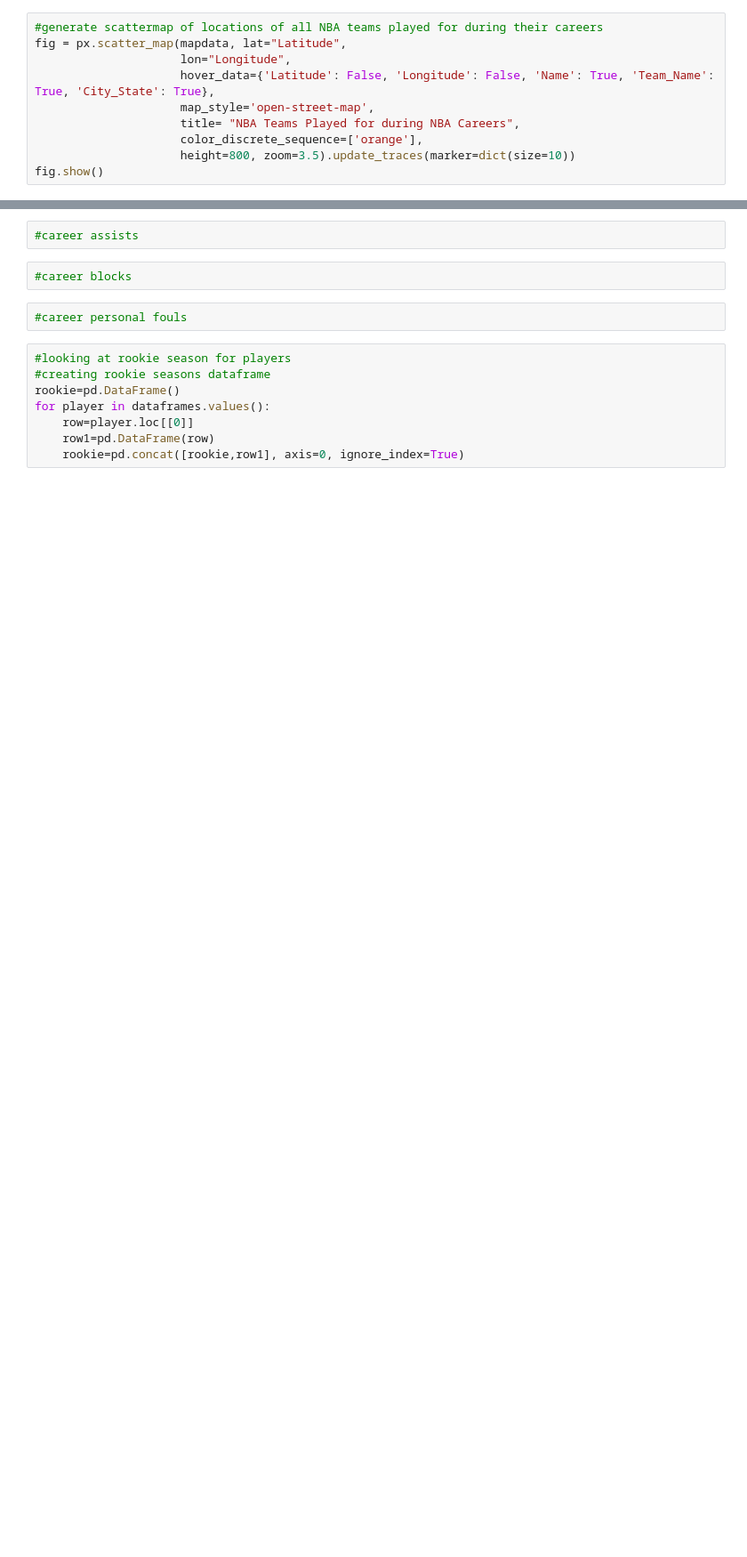
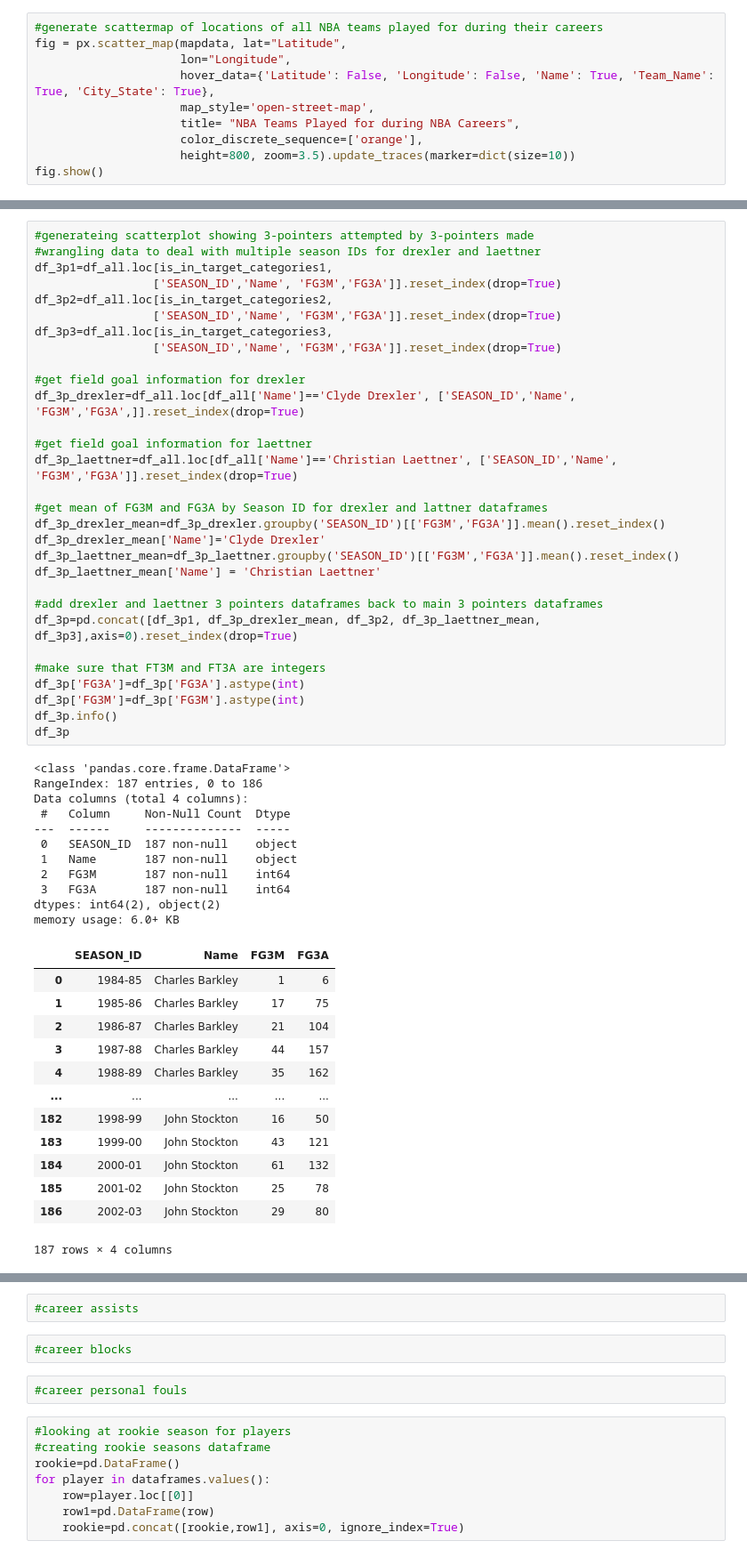
Before and after one commit to e-harrell/dreamteam92, a Jupyter notebook: project notebook.ipynb, the cells around one changed output, grey strips where cells are left out. Shown at 89% size. Drawn from its saved outputs; the diff is of its cells as text; blank space fills up the shorter version.

```diff
--- a/project notebook.ipynb
+++ b/project notebook.ipynb
@@ -610,3 +668,58 @@ fig=px.scatter(df_all, x='FGA', y='FGM', color='Name',
 fig.show()
+# %%
+#generateing scatterplot showing 3-pointers attempted by 3-pointers made
+#wrangling data to deal with multiple season IDs for drexler and laettner
+df_3p1=df_all.loc[is_in_target_categories1,
+                 ['SEASON_ID','Name', 'FG3M','FG3A']].reset_index(drop=True)
+df_3p2=df_all.loc[is_in_target_categories2,
+                 ['SEASON_ID','Name', 'FG3M','FG3A']].reset_index(drop=True)
+df_3p3=df_all.loc[is_in_target_categories3,
+                 ['SEASON_ID','Name', 'FG3M','FG3A']].reset_index(drop=True)
+
+#get field goal information for drexler
+df_3p_drexler=df_all.loc[df_all['Name']=='Clyde Drexler', ['SEASON_ID','Name', 'FG3M','FG3A',]].reset_index(drop=True)
+
+#get field goal information for laettner
+df_3p_laettner=df_all.loc[df_all['Name']=='Christian Laettner', ['SEASON_ID','Name', 'FG3M','FG3A']].reset_index(drop=True)
+
+#get mean of FG3M and FG3A by Season ID for drexler and lattner dataframes
+df_3p_drexler_mean=df_3p_drexler.groupby('SEASON_ID')[['FG3M','FG3A']].mean().reset_index()
+df_3p_drexler_mean['Name']='Clyde Drexler'
+df_3p_laettner_mean=df_3p_laettner.groupby('SEASON_ID')[['FG3M','FG3A']].mean().reset_index()
+df_3p_laettner_mean['Name'] = 'Christian Laettner'
+
+#add drexler and laettner 3 pointers dataframes back to main 3 pointers dataframes
+df_3p=pd.concat([df_3p1, df_3p_drexler_mean, df_3p2, df_3p_laettner_mean, df_3p3],axis=0).reset_index(drop=True)
+
+#make sure that FT3M and FT3A are integers
+df_3p['FG3A']=df_3p['FG3A'].astype(int)
+df_3p['FG3M']=df_3p['FG3M'].astype(int)
+df_3p.info()
+df_3p
+# %% [output]
+<class 'pandas.core.frame.DataFrame'>
+RangeIndex: 187 entries, 0 to 186
+Data columns (total 4 columns):
+ #   Column     Non-Null Count  Dtype
+---  ------     --------------  -----
+ 0   SEASON_ID  187 non-null    object
+ 1   Name       187 non-null    object
+ 2   FG3M       187 non-null    int64
+ 3   FG3A       187 non-null    int64
+dtypes: int64(2), object(2)
+memory usage: 6.0+ KB
+|  | SEASON_ID | Name | FG3M | FG3A |
+| 0 | 1984-85 | Charles Barkley | 1 | 6 |
+| 1 | 1985-86 | Charles Barkley | 17 | 75 |
+| 2 | 1986-87 | Charles Barkley | 21 | 104 |
+| 3 | 1987-88 | Charles Barkley | 44 | 157 |
+| 4 | 1988-89 | Charles Barkley | 35 | 162 |
+| ... | ... | ... | ... | ... |
+| 182 | 1998-99 | John Stockton | 16 | 50 |
+| 183 | 1999-00 | John Stockton | 43 | 121 |
+| 184 | 2000-01 | John Stockton | 61 | 132 |
+| 185 | 2001-02 | John Stockton | 25 | 78 |
+| 186 | 2002-03 | John Stockton | 29 | 80 |
+187 rows × 4 columns
 # %%
 #scatter plot showing number of 3-pointers goals made by the number of 3-pointers goals attempted
```
Also changed, not shown: parts of 18 cells of this notebook.
